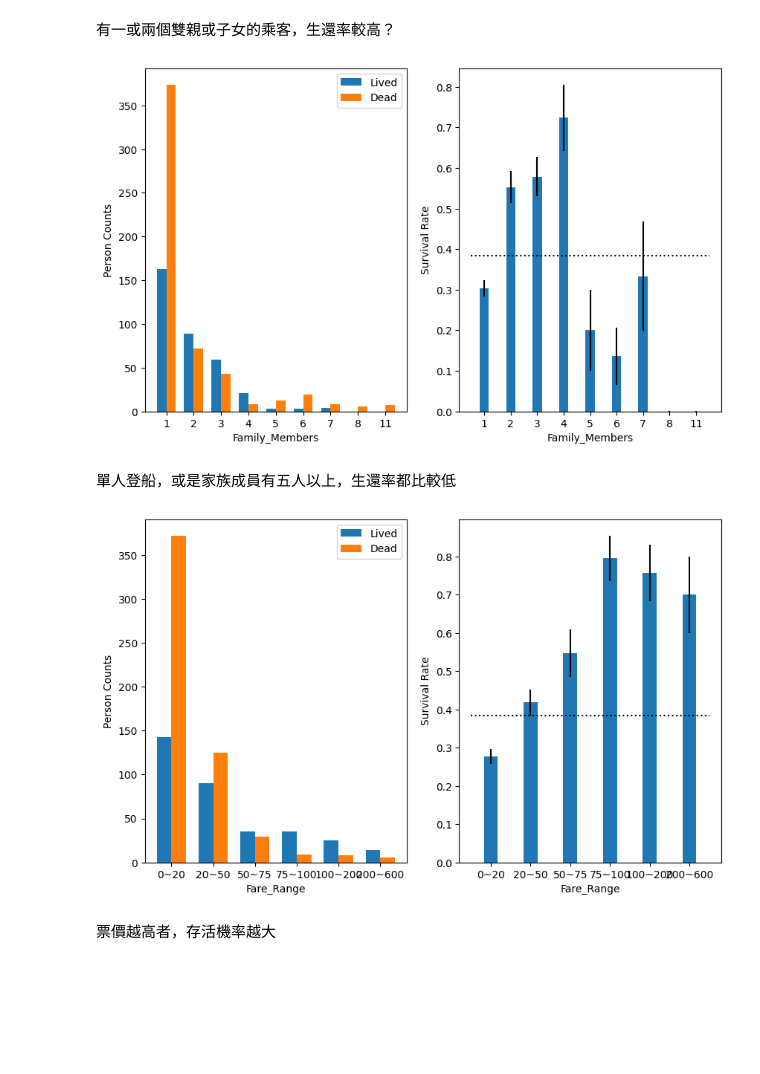
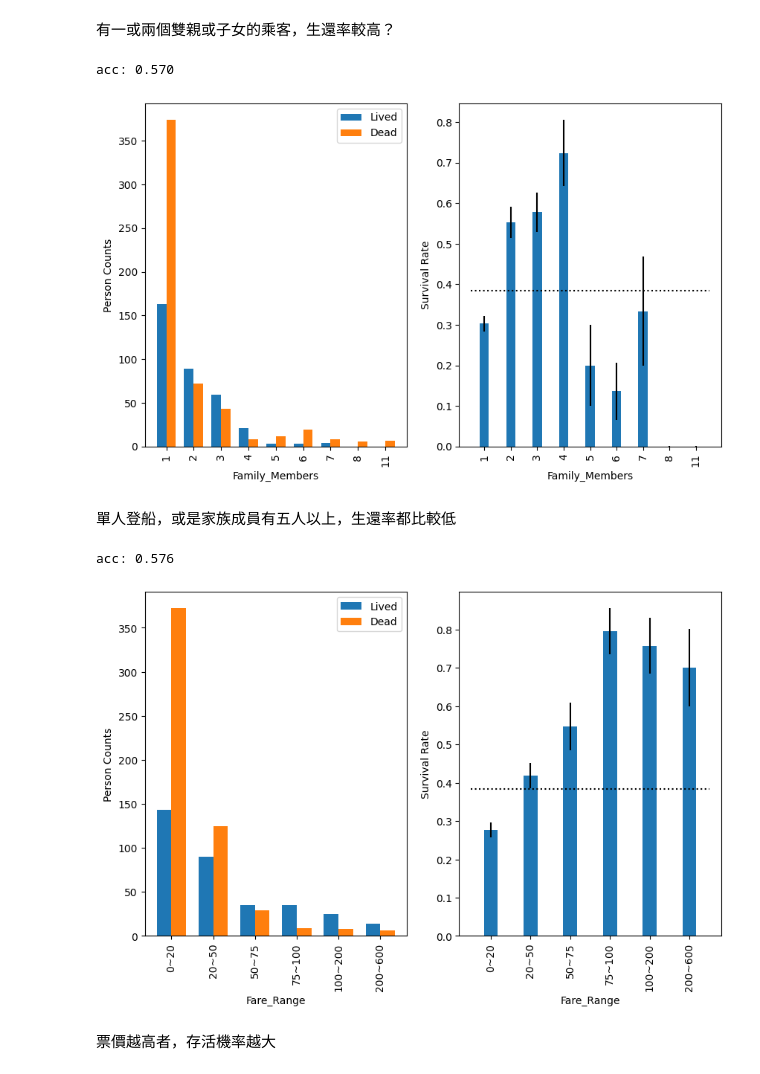
Before and after one commit to skyjadel/chang-s_titanic, a Jupyter notebook: Task_02_作業_01.ipynb, the cells around one changed output. Saved outputs shown, nothing was run; the diff lists cells and outputs as text; code cells hidden in the pictures; blank space fills up the shorter version.

```diff
--- a/Task_02_作業_01.ipynb
+++ b/Task_02_作業_01.ipynb
@@ -128,0 +134,8 @@ def plot_survive_hist_and_bar(df, col, bins):
+# %%
+def accuracy(t, p):
+  return np.mean(np.array(t) * np.array(p)) + np.mean((1-np.array(t)) * (1-np.array(p)))
+# %%
+t = df['Survived']
+p = t * 0 + np.mean(t)
+acc = accuracy(t, p)
+print(f'{acc:.3f}')
@@ -148,7 +165,7 @@ def plot_survive_bar_by_type(df, col, types=None):
   ax.bar(x - width/2, survive_df.loc['Lived'], width=width, label='Lived')
   ax.bar(x + width/2, survive_df.loc['Dead'], width=width, label='Dead')
   ax.set_xticks(x)
-  ax.set_xticklabels(types)
+  ax.set_xticklabels(types, rotation='vertical')
   ax.legend()
   ax.set_xlabel(col)
   ax.set_ylabel('Person Counts')
@@ -159,6 +176,15 @@ def plot_survive_bar_by_type(df, col, types=None):
   ax.bar(x, survive_rate, width=width, yerr=y_err)
   ax.plot([x[0]-0.5, x[-1]+0.5], [y_mean, y_mean], ':k')
   ax.set_xticks(x)
-  ax.set_xticklabels(types)
+  ax.set_xticklabels(types, rotation='vertical')
   ax.set_xlabel(col)
   ax.set_ylabel('Survival Rate')
+
+  p = []
+  t = df['Survived']
+  for i in range(len(df)):
+    this_p = survive_rate[types.index(df.iloc[i][col])]
+    p.append(this_p)
+
+  acc = accuracy(t, p)
+  return acc
@@ -168,0 +191,10 @@ plot_survive_hist_and_bar(df, 'Age', np.linspace(0, 80, 9))
+# %%
+new_df = df[~df['Age'].isna()] * 1
+age_bins = np.linspace(0, 80, 9)
+age_bins[-1] =  81
+type_dict = {i: f'{age_bins[i]}~{age_bins[i+1]}' for i in range(len(age_bins)-1)}
+new_df['Age_Range'] = 0
+for i in new_df.index:
+  this_age = new_df.loc[i]['Age']
+  age_type = type_dict[len(np.where(np.array(age_bins) <= this_age)[0]) - 1]
+  new_df.loc[i, 'Age_Range'] = age_type
@@ -196,9 +242,11 @@ plot_survive_bar_by_type(df, 'Parch')
 # %%
 new_df = df * 1
 new_df['Family_Members'] = 1 + df['SibSp'] + df['Parch']
-plot_survive_bar_by_type(new_df, 'Family_Members')
+acc = plot_survive_bar_by_type(new_df, 'Family_Members')
+print(f'acc: {acc:.3f}')
 # %% [output]
+acc: 0.570
-[figure, old version]
+[figure, new version]
 # %% [markdown]
 單人登船，或是家族成員有五人以上，生還率都比較低
 # %%
@@ -211,9 +259,11 @@ for i in new_df.index:
   new_df.loc[i, 'Fare_Range'] = fare_type
   #print([this_fare, fare_type])
 # %%
-plot_survive_bar_by_type(new_df, 'Fare_Range', list(type_dict.values()))
+acc = plot_survive_bar_by_type(new_df, 'Fare_Range', list(type_dict.values()))
+print(f'acc: {acc:.3f}')
 # %% [output]
+acc: 0.576
-[figure, old version]
+[figure, new version]
 # %% [markdown]
 票價越高者，存活機率越大
 # %%
```
Also changed, not shown: parts of 19 cells of this notebook.
